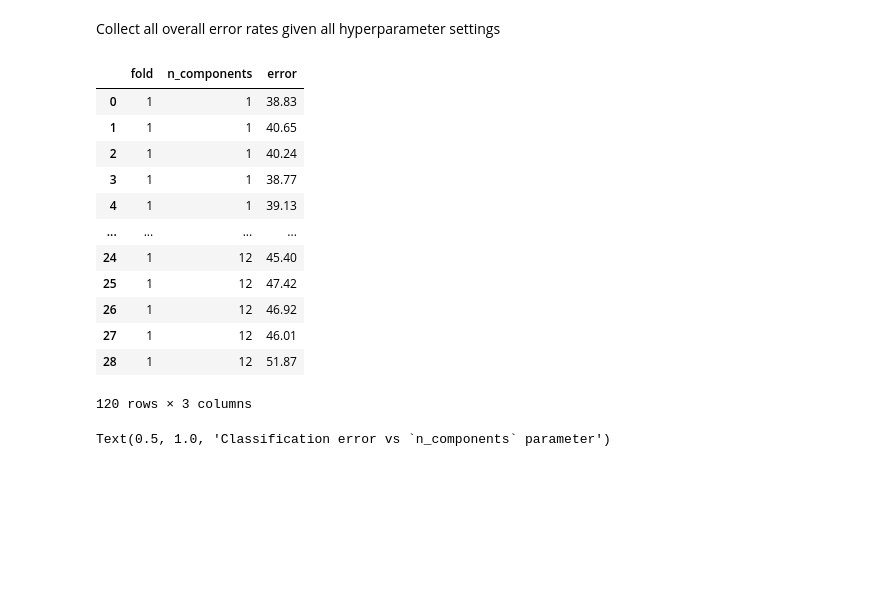
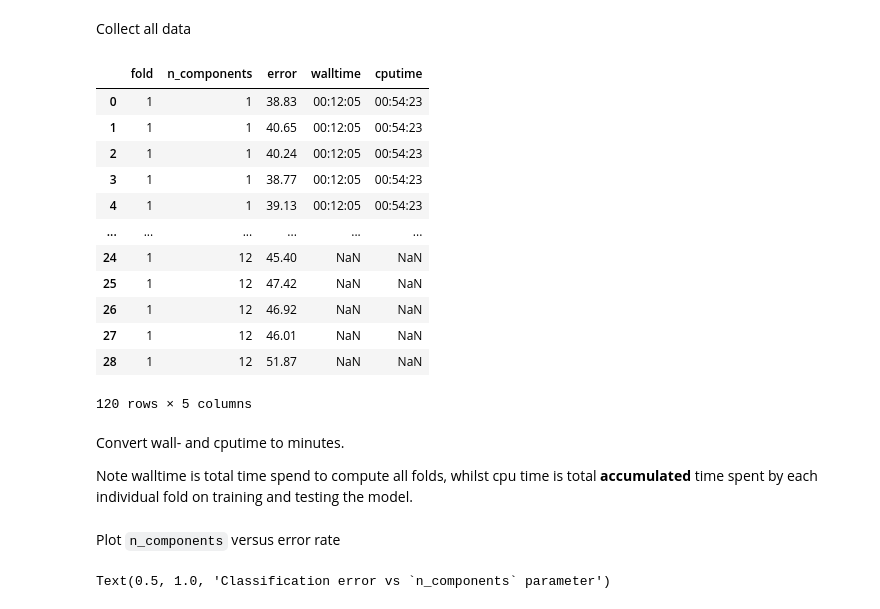
Before and after one commit to dunnkers/music-key-classification, a Jupyter notebook: src/peregrine_results.ipynb, the cells around one changed output. Drawn from its saved outputs; the diff is of its cells as text; code cells hidden in the pictures; blank space fills up the shorter version.

```diff
--- a/src/peregrine_results.ipynb
+++ b/src/peregrine_results.ipynb
@@ -1,26 +1,30 @@
-# %% [markdown]
-Collect all overall error rates given all hyperparameter settings
+# %% [markdown]
+Collect all data
 # %%
 import pandas as pd
 dfs = []
-dfs.append(pd.read_csv('../results/errors-17824621.csv'))
-dfs.append(pd.read_csv('../results/errors-17827845.csv'))
-dfs.append(pd.read_csv('../results/errors-17827850.csv'))
-dfs.append(pd.read_csv('../results/errors-17827855.csv'))
-dfs.append(pd.read_csv('../results/errors-17827870.csv'))
-errdata = pd.concat(dfs)
-errdata
+dfs.append(pd.read_csv('../results/17824621.csv'))
+dfs.append(pd.read_csv('../results/17827845.csv'))
+dfs.append(pd.read_csv('../results/17827850.csv'))
+dfs.append(pd.read_csv('../results/17827855.csv'))
+dfs.append(pd.read_csv('../results/17827870.csv'))
+data = pd.concat(dfs)
+data
 # %% [output]
-|  | fold | n_components | error |
-| 0 | 1 | 1 | 38.83 |
-| 1 | 1 | 1 | 40.65 |
-| 2 | 1 | 1 | 40.24 |
-| 3 | 1 | 1 | 38.77 |
-| 4 | 1 | 1 | 39.13 |
-| ... | ... | ... | ... |
-| 24 | 1 | 12 | 45.40 |
-| 25 | 1 | 12 | 47.42 |
-| 26 | 1 | 12 | 46.92 |
-| 27 | 1 | 12 | 46.01 |
-| 28 | 1 | 12 | 51.87 |
+|  | fold | n_components | error | walltime | cputime |
+| 0 | 1 | 1 | 38.83 | 00:12:05 | 00:54:23 |
+| 1 | 1 | 1 | 40.65 | 00:12:05 | 00:54:23 |
+| 2 | 1 | 1 | 40.24 | 00:12:05 | 00:54:23 |
+| 3 | 1 | 1 | 38.77 | 00:12:05 | 00:54:23 |
+| 4 | 1 | 1 | 39.13 | 00:12:05 | 00:54:23 |
+| ... | ... | ... | ... | ... | ... |
+| 24 | 1 | 12 | 45.40 | NaN | NaN |
+| 25 | 1 | 12 | 47.42 | NaN | NaN |
+| 26 | 1 | 12 | 46.92 | NaN | NaN |
+| 27 | 1 | 12 | 46.01 | NaN | NaN |
+| 28 | 1 | 12 | 51.87 | NaN | NaN |
-120 rows × 3 columns
+120 rows × 5 columns
+# %% [markdown]
+Convert wall- and cputime to minutes.
+
+Note walltime is total time spend to compute all folds, whilst cpu time is total **accumulated** time spent by each individual fold on training and testing the model.
@@ -27,3 +44,5 @@ errdata
+# %% [markdown]
+Plot `n_components` versus error rate
 # %%
 import seaborn as sns
 import matplotlib.pyplot as plt
```
Also changed, not shown: parts of 8 cells of this notebook, 16 other files.
